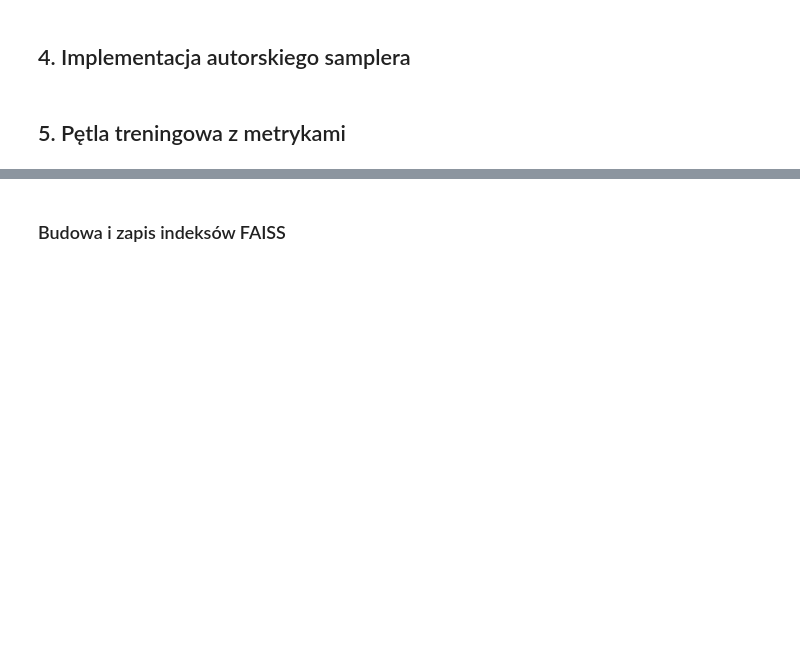
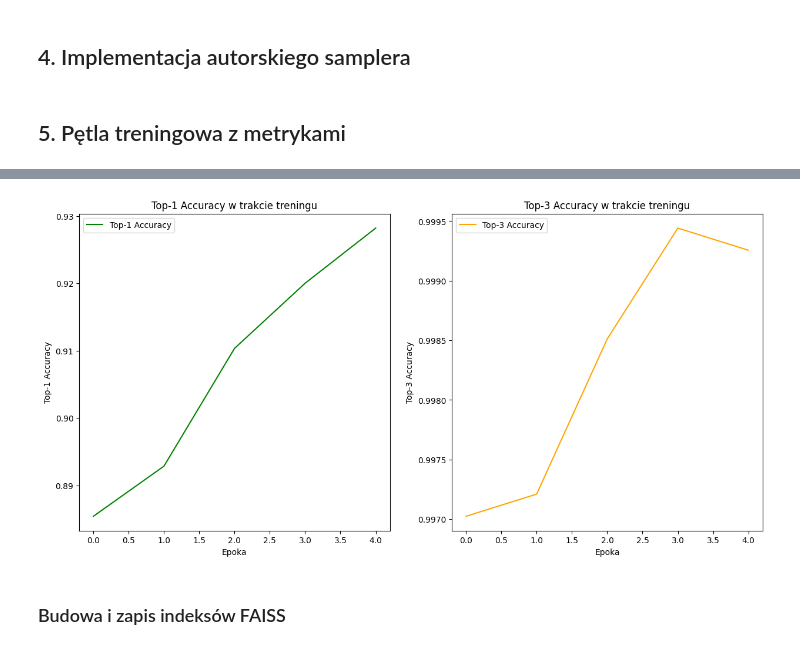
Before and after one commit to Kanigzzz/CLIP-CI-CD-Pipeline, a Jupyter notebook: notebooks/main.ipynb, the cells around one changed output, grey strips where cells are left out. Cells and saved outputs as stored; diff of their text form; code cells hidden in the pictures; blank space fills up the shorter version.

```diff
--- a/notebooks/main.ipynb
+++ b/notebooks/main.ipynb
@@ -468,2 +552,6 @@ Epoch 05/5 | Loss: 0.2782 | Top-1: 91.44% | Top-3: 99.91%
+# %%
+plot_accuracy_history(history)
+# %% [output]
+[figure, added]
 # %%
 class ImageInferenseDataset(Dataset):
```
Also changed, not shown: parts of 19 cells of this notebook, 1 other file.
